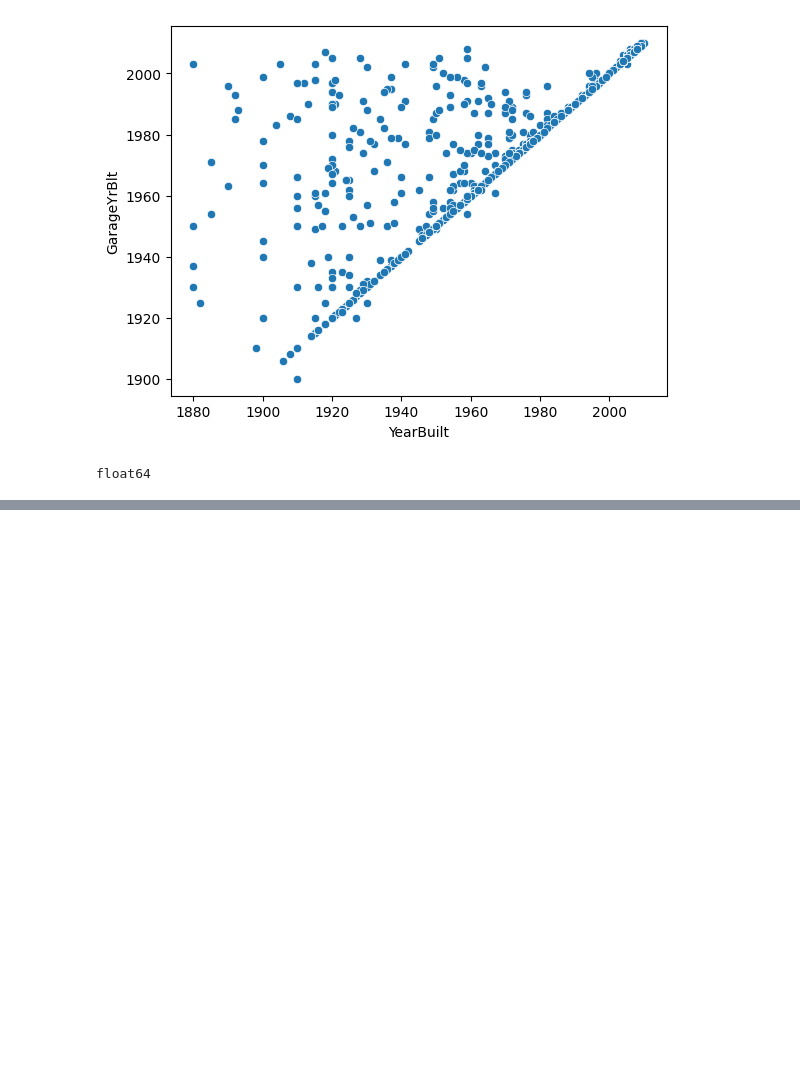
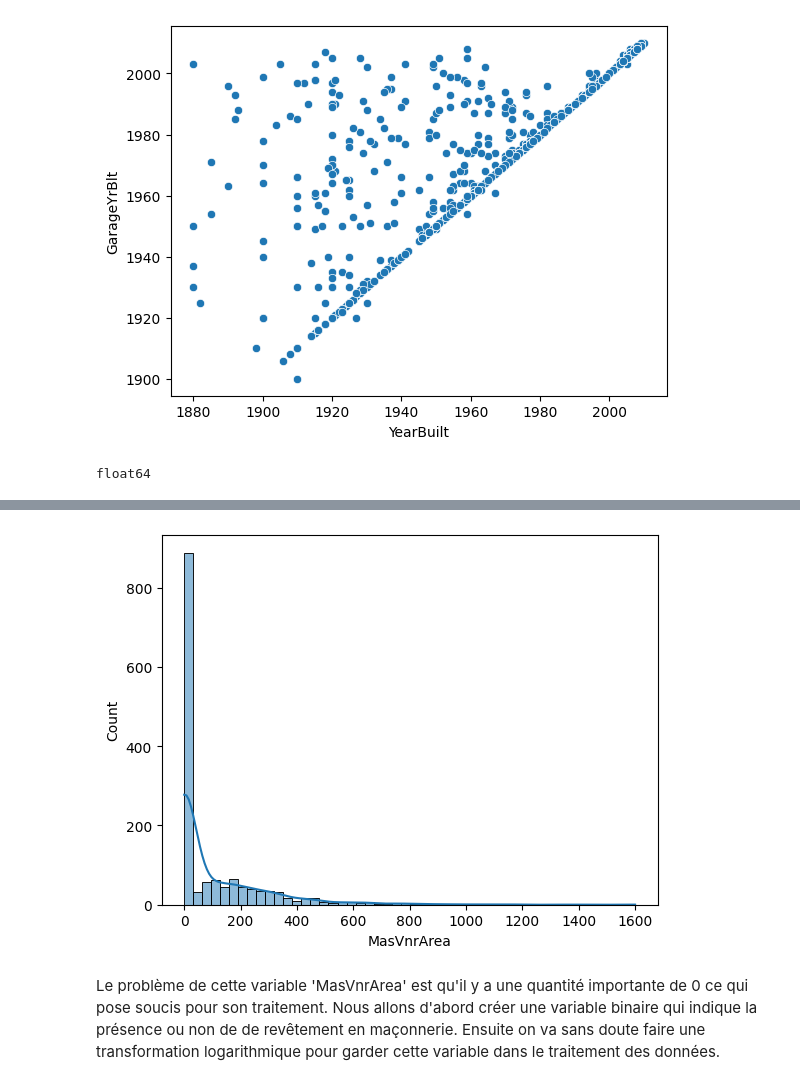
Before and after one commit to antoine-guibert/house_prices, a Jupyter notebook: exploration_donnees.ipynb, the cells around one changed output, grey strips where cells are left out. Saved outputs shown, nothing was run; the diff lists cells and outputs as text; code cells hidden in the pictures; blank space fills up the shorter version.

```diff
--- a/exploration_donnees.ipynb
+++ b/exploration_donnees.ipynb
@@ -285,0 +393,2 @@ Length: 77, dtype: int64
+# %%
+train_data['MasVnrArea']=train_data['MasVnrArea'].fillna(train_data['MasVnrArea'].median())
@@ -285,0 +407,7 @@ Length: 77, dtype: int64
+# %%
+sns.histplot(train_data['MasVnrArea'], bins=50, kde=True)
+plt.show()
+# %% [output]
+[figure, added]
+# %% [markdown]
+Le problème de cette variable 'MasVnrArea' est qu'il y a une quantité importante de 0 ce qui pose soucis pour son traitement. Nous allons d'abord créer une variable binaire qui indique la présence ou non de de revêtement en maçonnerie. Ensuite on va sans doute faire une transformation logarithmique pour garder cette variable dans le traitement des données.
```
Also changed, not shown: parts of 17 cells of this notebook.
